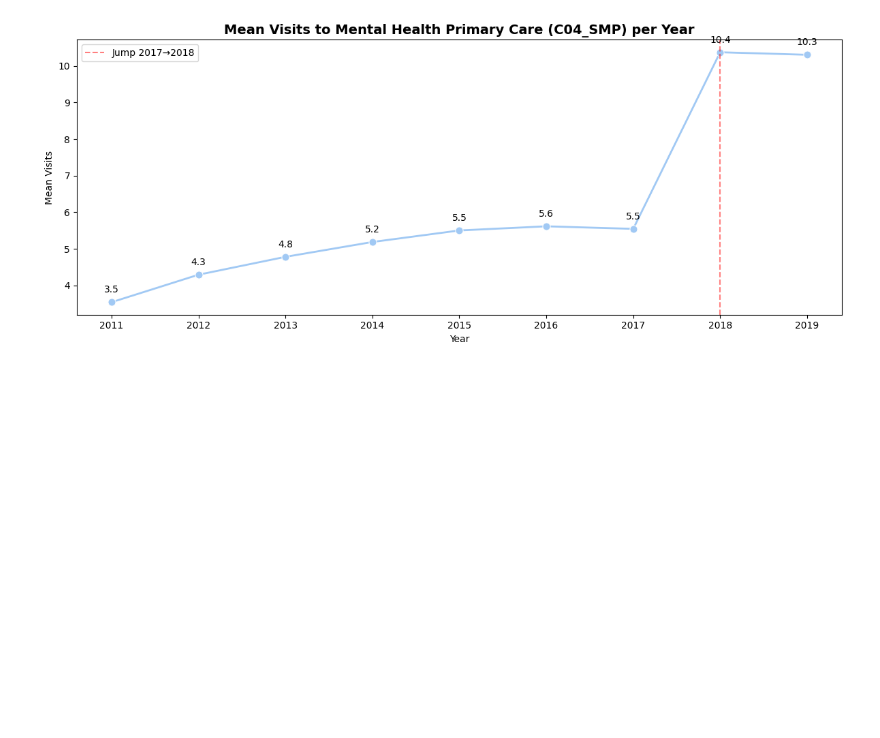
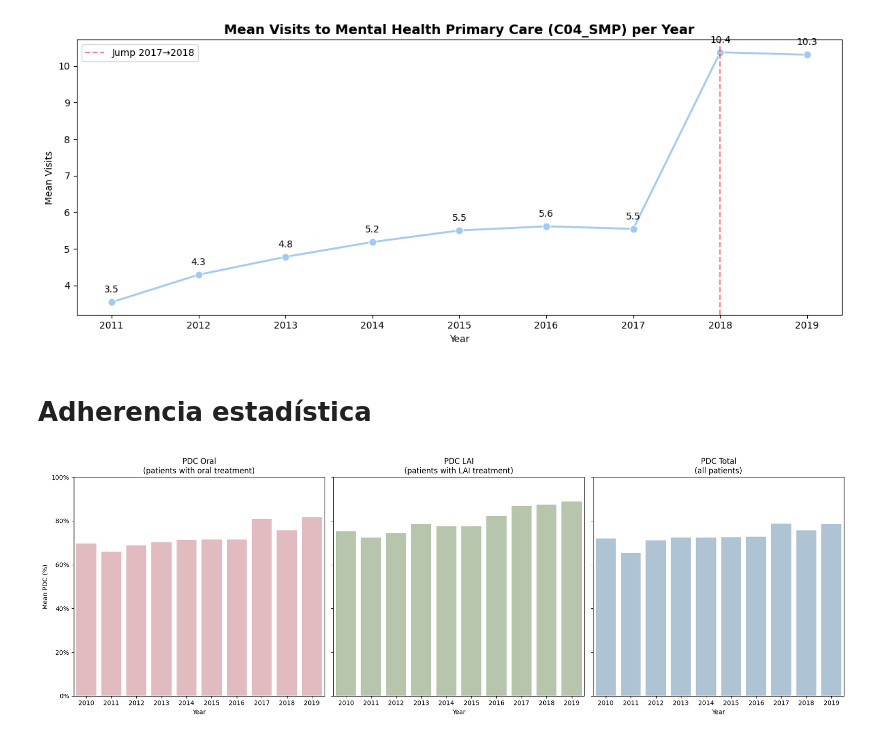
Before and after one commit to laiaraja/Data-sintetica, a Jupyter notebook: src/EDA/eda.ipynb, the cells around one changed output. Drawn from its saved outputs; the diff is of its cells as text; code cells hidden in the pictures; blank space fills up the shorter version.

```diff
--- a/src/EDA/eda.ipynb
+++ b/src/EDA/eda.ipynb
@@ -651,3 +651,45 @@ plt.savefig("smp_visits_per_year.png", dpi=150, bbox_inches="tight")
 plt.show()
 # %% [output]
 [figure]
+# %% [markdown]
+# Adherencia estadística
+# %%
+import pandas as pd
+import matplotlib.pyplot as plt
+import seaborn as sns
+
+custom2 = ['#E8B4BC', '#B7C9A8', '#A8C5DA', '#D4B8D4', '#F0D9B5']
+
+pdc_final = pd.read_csv(r'C:\Users\laiar\Desktop\Classe IDIBAPS\data_sintetica\Data-sintetica\Data-sintetica\src\csv merged\pdc_per_patient_year.csv')
+
+# Filter
+oral_data = pdc_final[pdc_final['PDC_oral'] > 0].groupby('year')['PDC_oral'].mean().reset_index()
+lai_data = pdc_final[pdc_final['PDC_lai'] > 0].groupby('year')['PDC_lai'].mean().reset_index()
+total_data = pdc_final.groupby('year')['PDC_total'].mean().reset_index()
+
+palette = sns.color_palette(custom2)
+
+fig, axes = plt.subplots(1, 3, figsize=(18, 6), sharey=True)
+
+sns.barplot(data=oral_data, x='year', y='PDC_oral', ax=axes[0], color=palette[0])
+axes[0].set_title('PDC Oral\n(patients with oral treatment)')
+axes[0].set_xlabel('Year')
+axes[0].set_ylabel('Mean PDC (%)')
+axes[0].set_ylim(0, 1)
+axes[0].yaxis.set_major_formatter(plt.FuncFormatter(lambda x, _: f'{x*100:.0f}%'))
+
+sns.barplot(data=lai_data, x='year', y='PDC_lai', ax=axes[1], color=palette[1])
+axes[1].set_title('PDC LAI\n(patients with LAI treatment)')
+axes[1].set_xlabel('Year')
+axes[1].set_ylabel('')
+
+sns.barplot(data=total_data, x='year', y='PDC_total', ax=axes[2], color=palette[2])
+axes[2].set_title('PDC Total\n(all patients)')
+axes[2].set_xlabel('Year')
+axes[2].set_ylabel('')
+
+plt.tight_layout()
+plt.savefig(r'C:\Users\laiar\Desktop\Classe IDIBAPS\data_sintetica\Data-sintetica\Data-sintetica\src\EDA\pdc_plots.png', dpi=150)
+plt.show()
+# %% [output]
+[figure, added]
```
Also changed, not shown: 3 other files.
